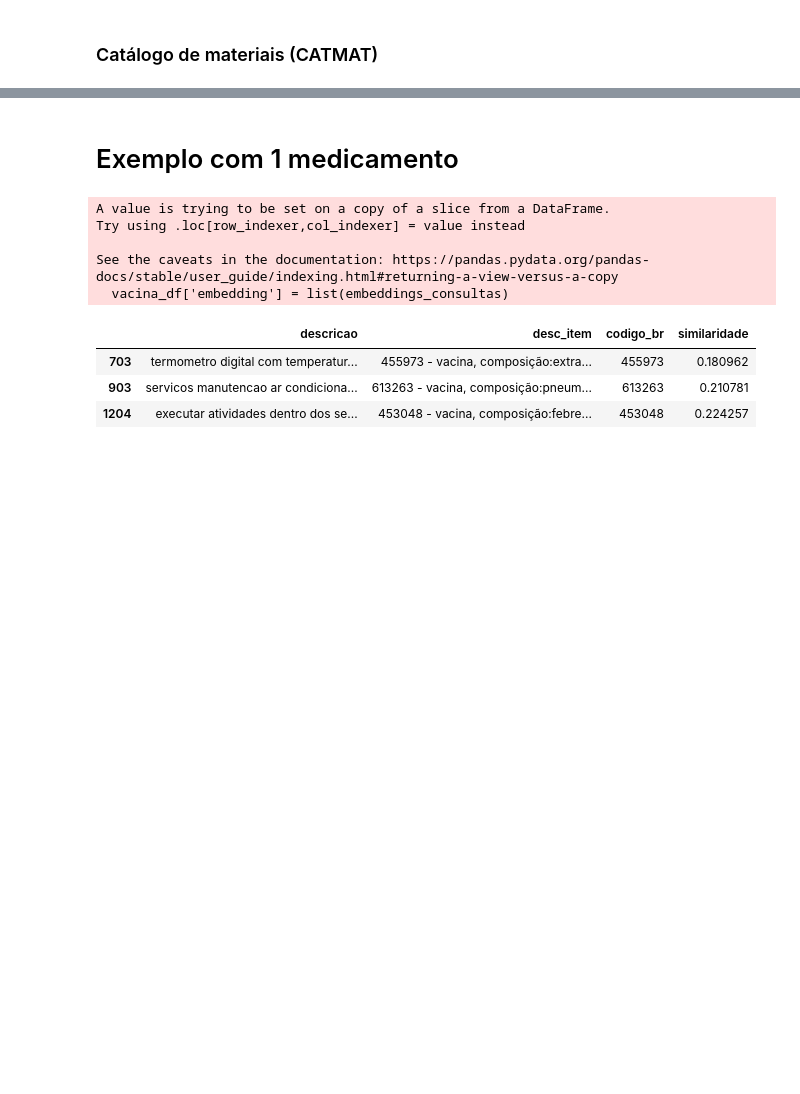
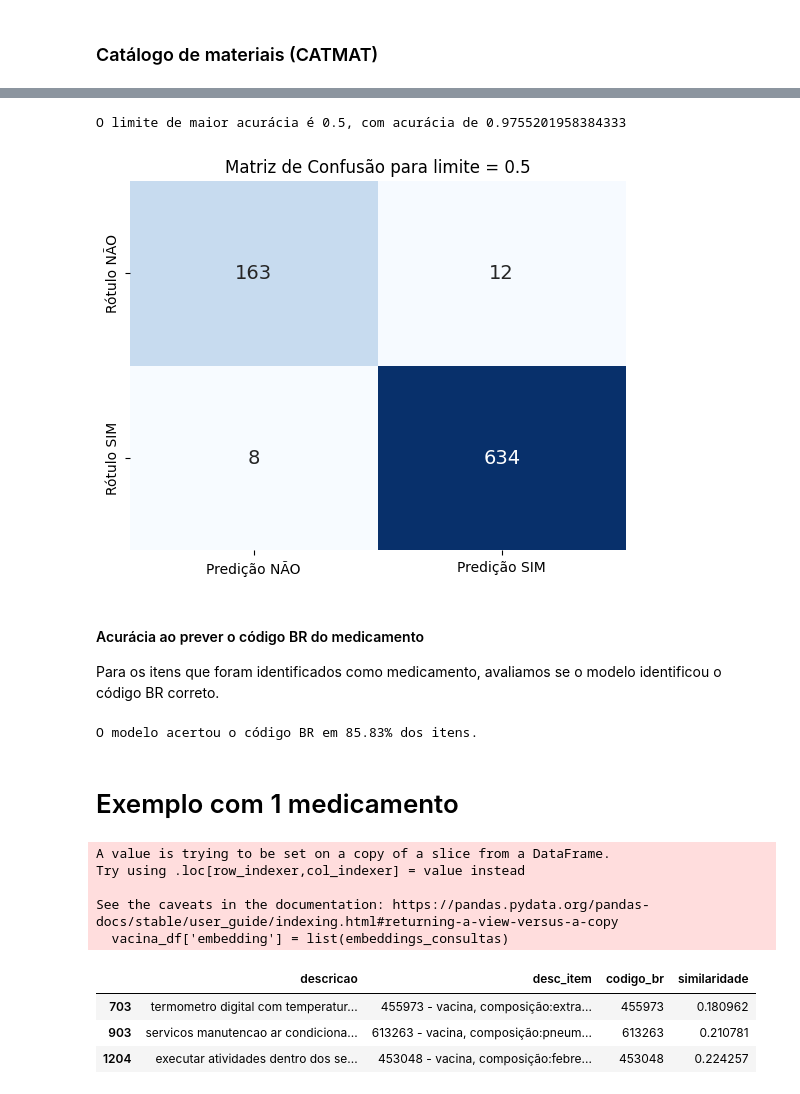
Before and after one commit to Transparencia-Brasil/cesta-de-precos-pncp, a Jupyter notebook: tasks/experimento-LLM/src/identifica-medicamentos.ipynb, the cells around one changed output, grey strips where cells are left out. Saved outputs shown, nothing was run; the diff lists cells and outputs as text; code cells hidden in the pictures; blank space fills up the shorter version.

```diff
--- a/tasks/experimento-LLM/src/identifica-medicamentos.ipynb
+++ b/tasks/experimento-LLM/src/identifica-medicamentos.ipynb
@@ -197,3 +279,44 @@ catmat_df.to_csv("../outputs/catmat-embeddings.csv")
+# %%
+# identifica o limite com a maior acurácia
+limite = max(resultados_acuracia, key=resultados_acuracia.get)
+print(f'O limite de maior acurácia é {limite}, com acurácia de {resultados_acuracia[limite]}')
+# %% [output]
+O limite de maior acurácia é 0.5, com acurácia de 0.9755201958384333
+# %%
+# Determina os itens que são medicamentos com o limite escolhido
+teste_df['medicamento_pred'] = teste_df['similaridade'] >= limite
+
+y_true = teste_df['medicamento']
+y_pred = teste_df['medicamento_pred']
+
+# Cria a matriz de confusão
+cm = confusion_matrix(y_true, y_pred)
+
+# Cria um DataFrame para melhor visualização
+cm_df = pd.DataFrame(cm, index=["Rótulo NÃO", "Rótulo SIM"], columns=["Predição NÃO", "Predição SIM"])
+
+# Visualiza a matriz de confusão com heatmap
+sns.heatmap(cm_df, annot=True, fmt='d', cmap="Blues", cbar=False, annot_kws={'size': 14})
+plt.title(f'Matriz de Confusão para limite = {limite}')
+plt.show()
+# %% [output]
+[figure, added]
+# %% [markdown]
+#### Acurácia ao prever o código BR do medicamento
+
+Para os itens que foram identificados como medicamento, avaliamos se o modelo identificou o código BR correto.
+# %%
+# Filtra só os itens identificados como medicamento
+teste_medicamentos_df = teste_df[teste_df['medicamento']].copy()
+
+# Calcula se o modelo acertou ou não
+teste_medicamentos_df['acertou_pred'] = teste_medicamentos_df['mais_similar'] == teste_medicamentos_df['codigo_br']
+
+# Computa a acurácia
+acuracia = teste_medicamentos_df["acertou_pred"].sum() / len(teste_medicamentos_df)
+print(f'O modelo acertou o código BR em {round(acuracia * 100, 2)}% dos itens.')
+# %% [output]
+O modelo acertou o código BR em 85.83% dos itens.
 # %% [markdown]
 # Exemplo com 1 medicamento
 # %%
```
Also changed, not shown: parts of 18 cells of this notebook, 3 other files.
